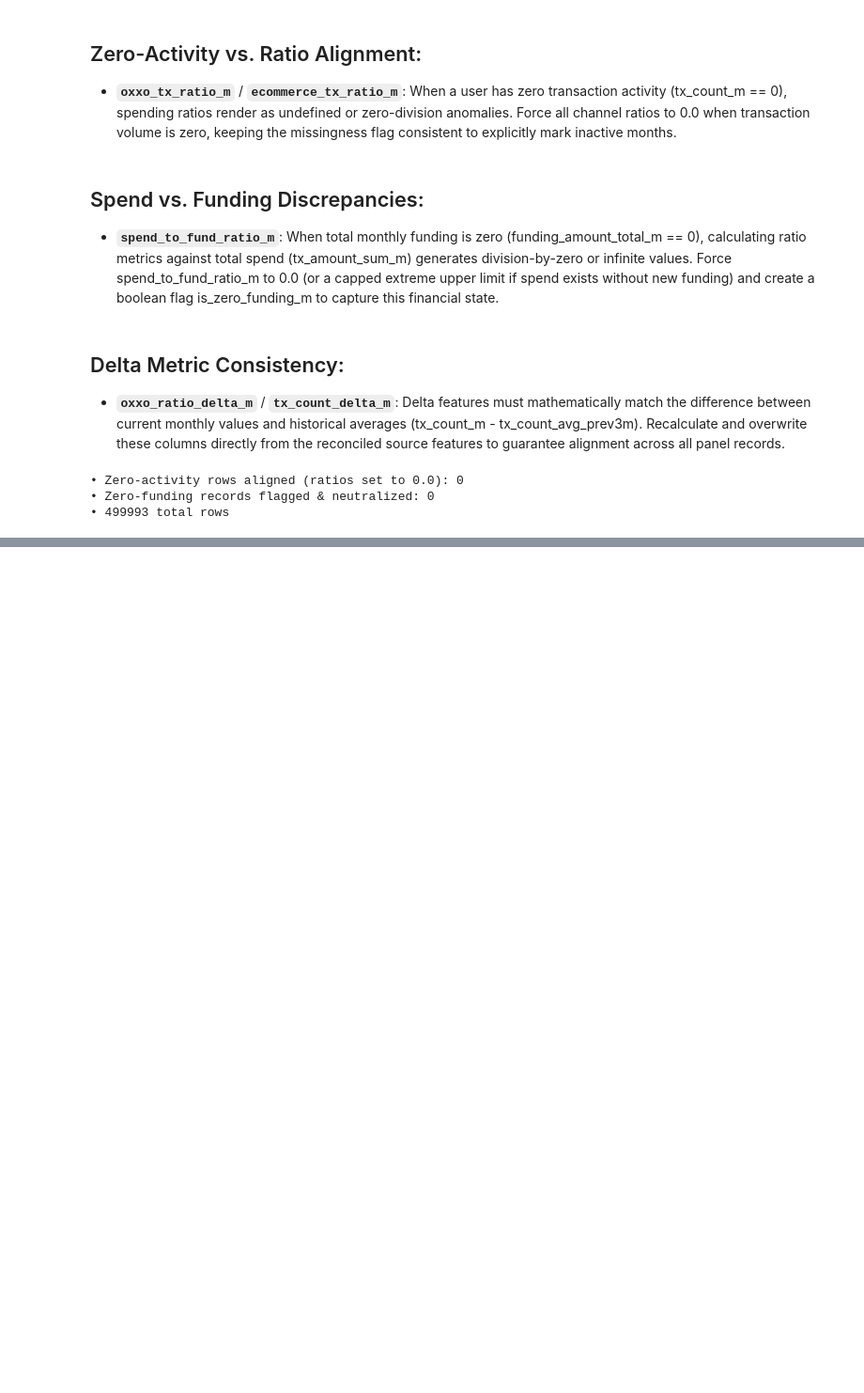
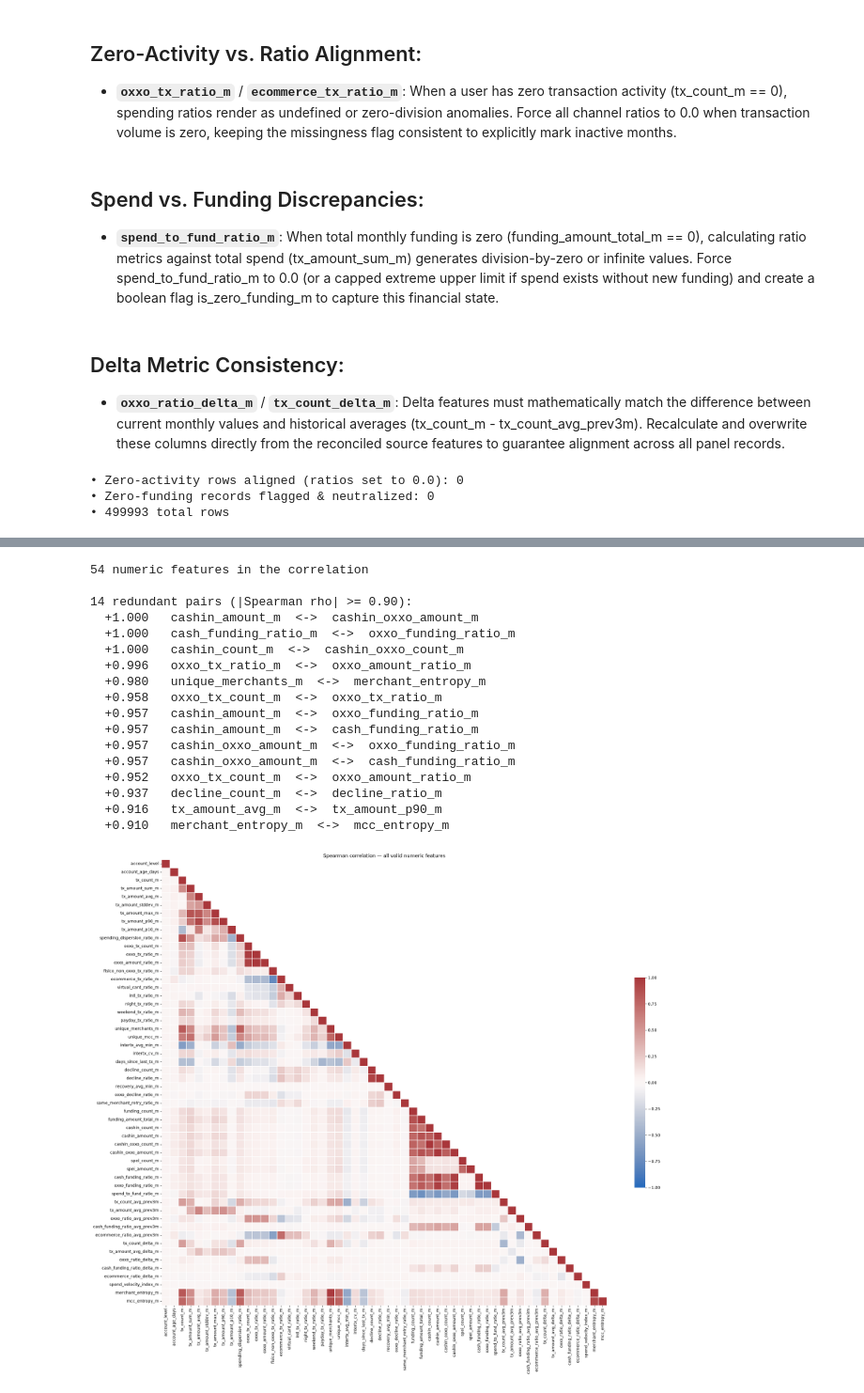
Before and after one commit to Krdz14/EDAgroup5, a Jupyter notebook: initialEDA.ipynb, the cells around one changed output, grey strips where cells are left out. Shown at 94% size. Saved outputs shown, nothing was run; the diff lists cells and outputs as text; code cells hidden in the pictures; blank space fills up the shorter version.

Commit message:
work: pillar 3 and missingdata

```diff
--- a/initialEDA.ipynb
+++ b/initialEDA.ipynb
@@ -124,0 +218,55 @@ print(f"• {len(df_c)} total rows")
+# %%
+import itertools
+
+assert df_c.isna().sum().sum() == 0, "resolve NaNs before correlating"
+
+DROP_FROM_CORR = {
+    "userId", "mes", "gender", "age_years",                                 # identifiers
+    "has_next_month", "target_oxxo_migration", "target_ticket_growth",
+    "oxxo_ratio_change_next_m", "ticket_change_next_m",  # future / leakage
+}
+
+num = df_c.select_dtypes("number")                       # bool flags excluded automatically
+num = num.drop(columns=[c for c in DROP_FROM_CORR if c in num.columns])
+num = num.loc[:, [c for c in num.columns if not c.endswith("_was_missing")]]
+num = num.loc[:, num.nunique() > 1]                      # drop constants
+print(f"{num.shape[1]} numeric features in the correlation")
+
+corr = num.corr("spearman")
+
+redundant = sorted(
+    ((a, b, corr.loc[a, b])
+     for a, b in itertools.combinations(corr.columns, 2)
+     if abs(corr.loc[a, b]) >= 0.90),
+    key=lambda t: -abs(t[2]),
+)
+print(f"\n{len(redundant)} redundant pairs (|Spearman rho| >= 0.90):")
+for a, b, r in redundant:
+    print(f"  {r:+.3f}   {a}  <->  {b}")
+
+fig, ax = plt.subplots(figsize=(22, 20))
+mask = np.triu(np.ones_like(corr, dtype=bool), k=1)
+sns.heatmap(corr, mask=mask, cmap="vlag", center=0, vmin=-1, vmax=1, square=True,
+            xticklabels=True, yticklabels=True, linewidths=.3,
+            cbar_kws={"shrink": .4}, ax=ax)
+ax.set_title("Spearman correlation — all valid numeric features")
+plt.tight_layout(); plt.show()
+# %% [output]
+54 numeric features in the correlation
+
+14 redundant pairs (|Spearman rho| >= 0.90):
+  +1.000   cashin_amount_m  <->  cashin_oxxo_amount_m
+  +1.000   cash_funding_ratio_m  <->  oxxo_funding_ratio_m
+  +1.000   cashin_count_m  <->  cashin_oxxo_count_m
+  +0.996   oxxo_tx_ratio_m  <->  oxxo_amount_ratio_m
+  +0.980   unique_merchants_m  <->  merchant_entropy_m
+  +0.958   oxxo_tx_count_m  <->  oxxo_tx_ratio_m
+  +0.957   cashin_amount_m  <->  oxxo_funding_ratio_m
+  +0.957   cashin_amount_m  <->  cash_funding_ratio_m
+  +0.957   cashin_oxxo_amount_m  <->  oxxo_funding_ratio_m
+  +0.957   cashin_oxxo_amount_m  <->  cash_funding_ratio_m
+  +0.952   oxxo_tx_count_m  <->  oxxo_amount_ratio_m
+  +0.937   decline_count_m  <->  decline_ratio_m
+  +0.916   tx_amount_avg_m  <->  tx_amount_p90_m
+  +0.910   merchant_entropy_m  <->  mcc_entropy_m
+[figure, added]
```
Also changed, not shown: parts of 6 cells of this notebook.
